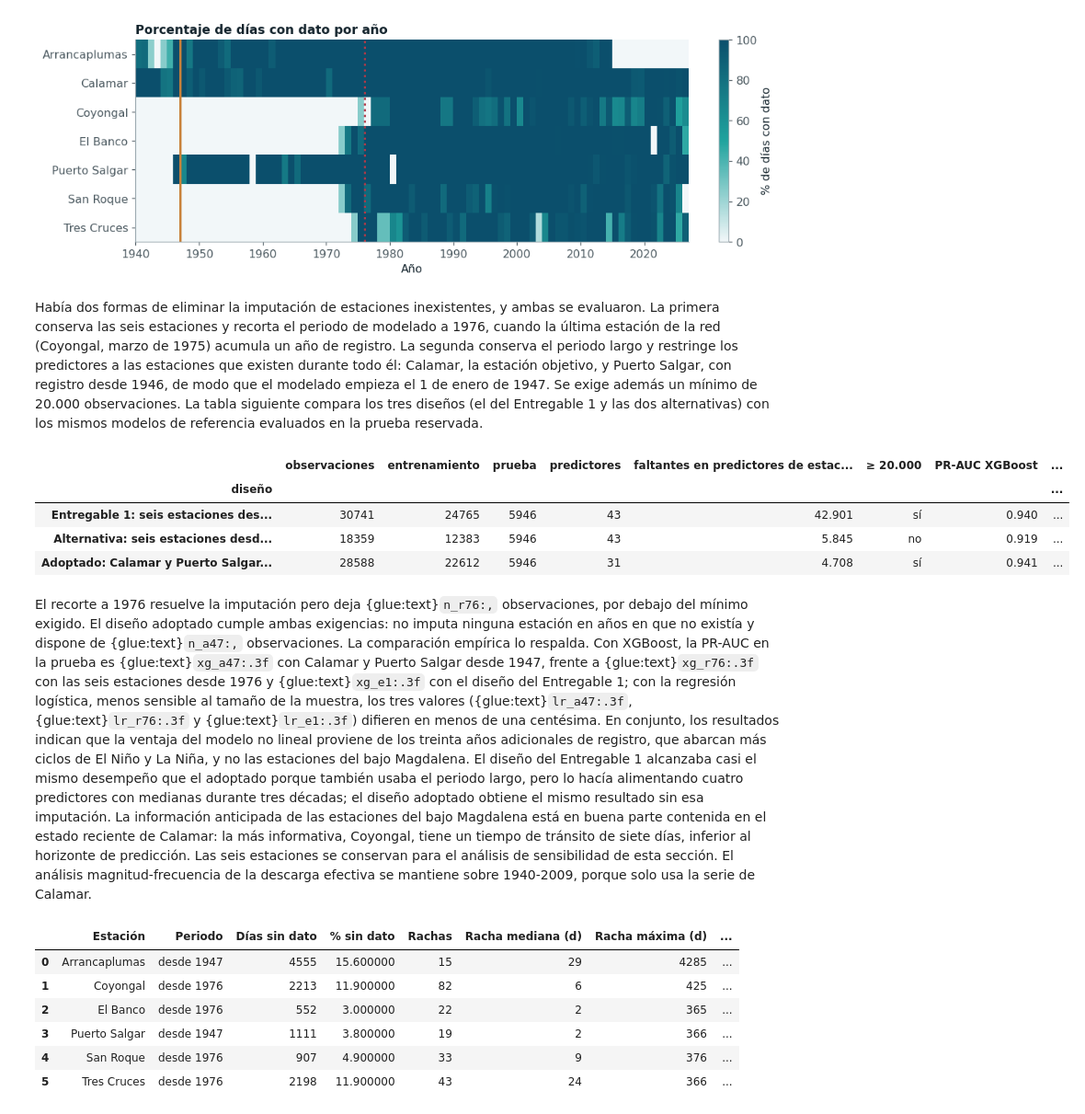
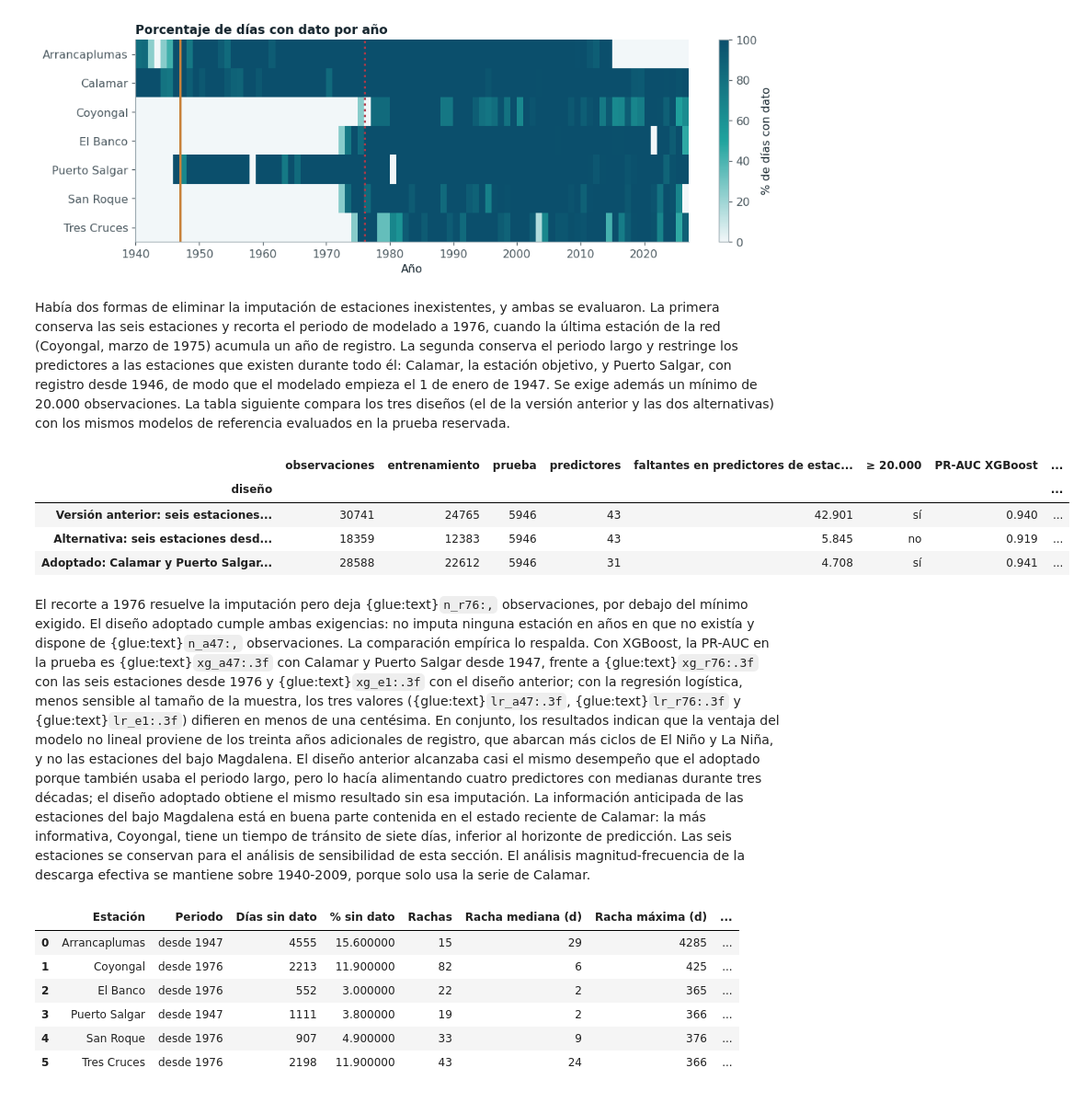
Before and after one commit to SantiagomezaC/proyecto-ml-entregable2, a Jupyter notebook: book/02_datos.ipynb, the cells around one changed output. Shown at 92% size. Drawn from its saved outputs; the diff is of its cells as text; code cells hidden in the pictures.

```diff
--- a/book/02_datos.ipynb
+++ b/book/02_datos.ipynb
@@ -96,45 +96,45 @@ La primera conserva las seis estaciones y recorta el periodo de modelado a 1976,
 conserva el periodo largo y restringe los predictores a las estaciones que existen durante
 todo él: Calamar, la estación objetivo, y Puerto Salgar, con registro desde 1946, de modo que
 el modelado empieza el 1 de enero de 1947. Se exige además un mínimo de 20.000 observaciones.
-La tabla siguiente compara los tres diseños (el del Entregable 1 y las dos
+La tabla siguiente compara los tres diseños (el de la versión anterior y las dos
 alternativas) con los mismos modelos de referencia evaluados en la prueba reservada.
 # %%
-# Calcula y muestra los resultados de Corrección 1: periodo de modelado y mecanismo de los faltantes.
+# Compara el desempeño de los tres diseños de periodo y estaciones (imputado, recorte a 1976 y adoptado)
 from src.features import construir_tarea
 from src.splits import separar_prueba
 from sklearn.metrics import average_precision_score
 from xgboost import XGBClassifier
 from src.models import construir_pipeline
 disenos = {
-    "Entregable 1: seis estaciones desde 1940, imputadas": (["coyongal", "el_banco", "pto_salgar", "san_roque", "tres_cruces"], "1940-01-01"),
+    "Versión anterior: seis estaciones desde 1940, imputadas": (["coyongal", "el_banco", "pto_salgar", "san_roque", "tres_cruces"], "1940-01-01"),
     "Alternativa: seis estaciones desde 1976": (["coyongal", "el_banco", "pto_salgar", "san_roque", "tres_cruces"], "1976-01-01"),
     "Adoptado: Calamar y Puerto Salgar desde 1947": (["pto_salgar"], "1947-01-01"),
 }
 filas = []
 for nombre, (pred, ini) in disenos.items():
     t = construir_tarea(caudales, "calamar", pred, par["TRANSITOS"], par["Q_EF"], tuple(par["LIM"]), inicio=ini)
     d, cs = t["datos"], t["columnas"]
     a_, b_ = separar_prueba(d.fecha)
     ytr_, yte_ = d.y.iloc[a_].astype(int), d.y.iloc[b_].astype(int)
     xg = XGBClassifier(n_estimators=300, max_depth=4, learning_rate=.05, n_jobs=4, random_state=SEED).fit(d.iloc[a_][cs], ytr_)
     lr = construir_pipeline("clf", "logistica", {"C": 0.1, "penalty": "l1"}, "balanced").fit(d.iloc[a_][cs], ytr_)
     est_cols = [c for c in cs if not c.startswith(("calamar", "sen", "cos", "dist"))]
     filas.append({"diseño": nombre, "observaciones": len(d), "entrenamiento": len(a_), "prueba": len(b_), "predictores": len(cs),
                   "faltantes en predictores de estaciones (%)": 100 * d.iloc[a_][est_cols].isna().mean().mean(),
                   "≥ 20.000": "sí" if len(d) >= 20000 else "no",
                   "PR-AUC XGBoost": average_precision_score(yte_, xg.predict_proba(d.iloc[b_][cs])[:, 1]),
                   "PR-AUC logística": average_precision_score(yte_, lr.predict_proba(d.iloc[b_][cs])[:, 1])})
 dis = pd.DataFrame(filas).set_index("diseño")
 for k, n in zip(("e1", "r76", "a47"), dis.index):
     glue(f"n_{k}", int(dis.loc[n, "observaciones"]), display=False)
     glue(f"xg_{k}", float(dis.loc[n, "PR-AUC XGBoost"]), display=False)
     glue(f"lr_{k}", float(dis.loc[n, "PR-AUC logística"]), display=False)
     glue(f"fe_{k}", float(dis.loc[n, "faltantes en predictores de estaciones (%)"]), display=False)
 dis.round(3)
 # %% [output]
 |  | observaciones | entrenamiento | prueba | predictores | faltantes en predictores de estac... | ≥ 20.000 | PR-AUC XGBoost | ... |
 | diseño |  |  |  |  |  |  |  | ... |
-| Entregable 1: seis estaciones des... | 30741 | 24765 | 5946 | 43 | 42.901 | sí | 0.940 | ... |
+| Versión anterior: seis estaciones... | 30741 | 24765 | 5946 | 43 | 42.901 | sí | 0.940 | ... |
 | Alternativa: seis estaciones desd... | 18359 | 12383 | 5946 | 43 | 5.845 | no | 0.919 | ... |
 | Adoptado: Calamar y Puerto Salgar... | 28588 | 22612 | 5946 | 31 | 4.708 | sí | 0.941 | ... |
 # %% [markdown]
@@ -143,12 +143,12 @@ debajo del mínimo exigido. El diseño adoptado cumple ambas exigencias: no impu
 estación en años en que no existía y dispone de {glue:text}`n_a47:,` observaciones. La
 comparación empírica lo respalda. Con XGBoost, la PR-AUC en la prueba es
 {glue:text}`xg_a47:.3f` con Calamar y Puerto Salgar desde 1947, frente a {glue:text}`xg_r76:.3f`
-con las seis estaciones desde 1976 y {glue:text}`xg_e1:.3f` con el diseño del Entregable 1; con
+con las seis estaciones desde 1976 y {glue:text}`xg_e1:.3f` con el diseño anterior; con
 la regresión logística, menos sensible al tamaño de la muestra, los tres valores
 ({glue:text}`lr_a47:.3f`, {glue:text}`lr_r76:.3f` y {glue:text}`lr_e1:.3f`) difieren en menos de
 una centésima. En conjunto, los resultados indican que la ventaja del modelo no lineal proviene
 de los treinta años adicionales de registro, que abarcan más ciclos de El Niño y La Niña, y no las estaciones
-del bajo Magdalena. El diseño del Entregable 1 alcanzaba casi el mismo desempeño que el adoptado
+del bajo Magdalena. El diseño anterior alcanzaba casi el mismo desempeño que el adoptado
 porque también usaba el periodo largo, pero lo hacía alimentando cuatro predictores con medianas
 durante tres décadas; el diseño adoptado obtiene el mismo resultado sin esa imputación. La
 información anticipada de las estaciones del bajo Magdalena está en buena parte contenida en el
```
Also changed, not shown: parts of 26 cells of this notebook, 20 other files.
